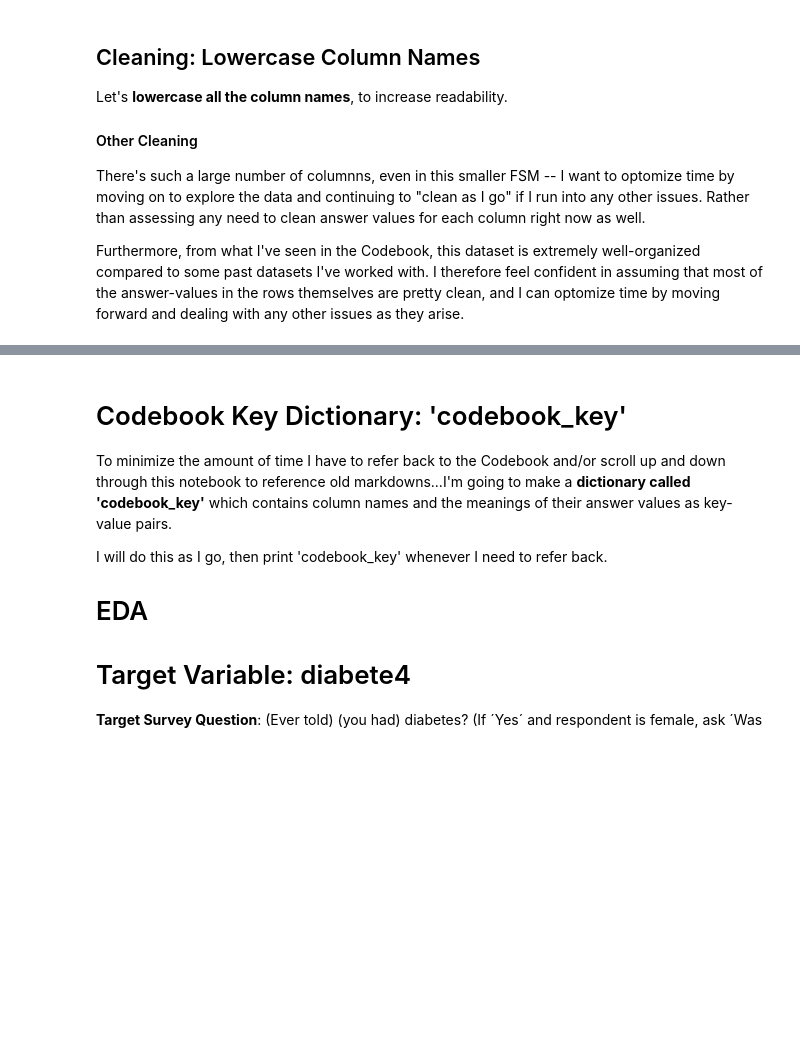
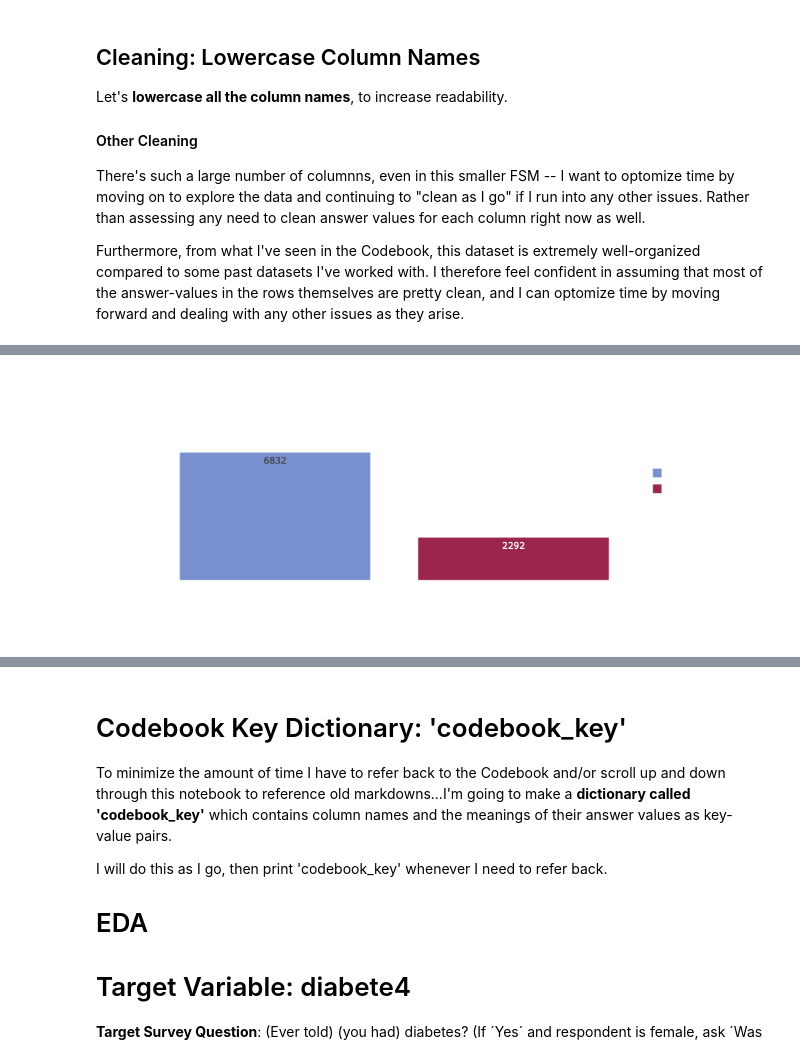
Before and after one commit to emmascotson/capstone_flatiron, a Jupyter notebook: notebooks/exploratory.ipynb, the cells around one changed output, grey strips where cells are left out. Drawn from its saved outputs; the diff is of its cells as text; code cells hidden in the pictures; blank space fills up the shorter version.

```diff
--- a/notebooks/Capstone.ipynb
+++ b/notebooks/exploratory.ipynb
@@ -244,0 +353,52 @@ fsm.columns = fsm.columns.str.lower()
+# %%
+import plotly.express as px
+import pandas as pd
+import plotly.io as pio
+
+# Assuming df is your DataFrame already loaded
+
+# Filter the DataFrame where 'medcost1' is equal to 1
+filtered_df = fsm[fsm['medcost1'] == 1]
+
+# Get the value counts for '_incomg1' values 5 and 6 in the filtered DataFrame
+value_counts = filtered_df['_incomg1'].value_counts()
+value_counts = value_counts.loc[[5, 6]].reset_index()
+value_counts.columns = ['Income Category', 'Count']
+
+# Convert 'Income Category' to a categorical type with specified order
+value_counts['Income Category'] = value_counts['Income Category'].astype(str)
+
+# Custom colors
+colors = ['#7890cd', '#9c254d']  # Colors for income 5 and 6 respectively
+
+# Create a bar chart
+fig = px.bar(value_counts, x='Income Category', y='Count',
+             title='Affording Healthcare: Greater or Less than 100k Income',
+             color='Income Category',
+             color_discrete_sequence=colors,  # Custom colors for bars
+             text='Count')  # Display count on bars
+
+# Update layout for white text and transparent background
+fig.update_layout(
+    plot_bgcolor='rgba(0,0,0,0)',  # Transparent background
+    paper_bgcolor='rgba(0,0,0,0)',
+    font_color="white",            # White text for the entire figure
+    title_font=dict(color='white', size=20),  # White color and size for the title
+    xaxis_title='Income Category',
+    yaxis_title='Count',
+    xaxis=dict(tickvals=['5', '6'], ticktext=['Less than 100k', 'Greater than 100k']),  # Custom x-axis labels
+    legend_title_text='Income Categories',
+    legend=dict(
+        title_font=dict(size=16, color='white'),  # White color for legend title
+        font=dict(size=14, color='white'),        # White color for legend items
+        traceorder='normal'  # Ensure legend order matches data order
+    )
+)
+
+# Save the chart as an image with Kaleido engine
+pio.write_image(fig, 'income_comparison_medcost1.png', engine='kaleido', width=1200, height=800)
+
+# Display the chart
+fig.show()
+# %% [output]
+[figure, added]
```
Also changed, not shown: parts of 14 cells of this notebook, 7 other files.
